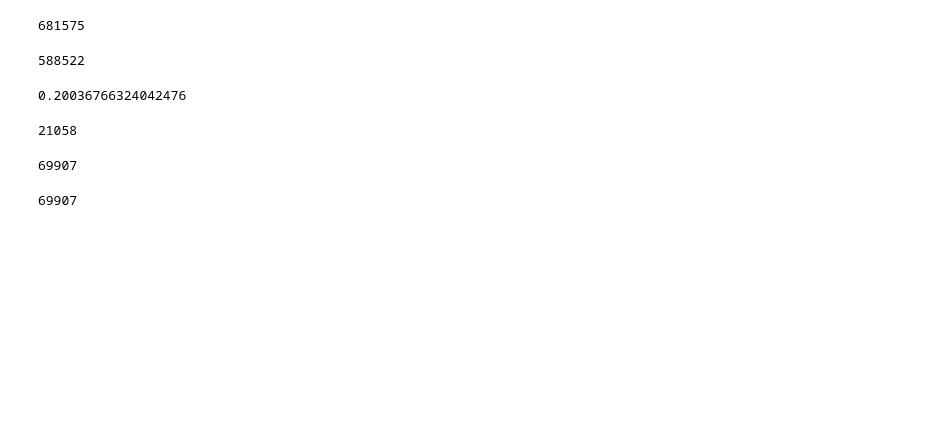
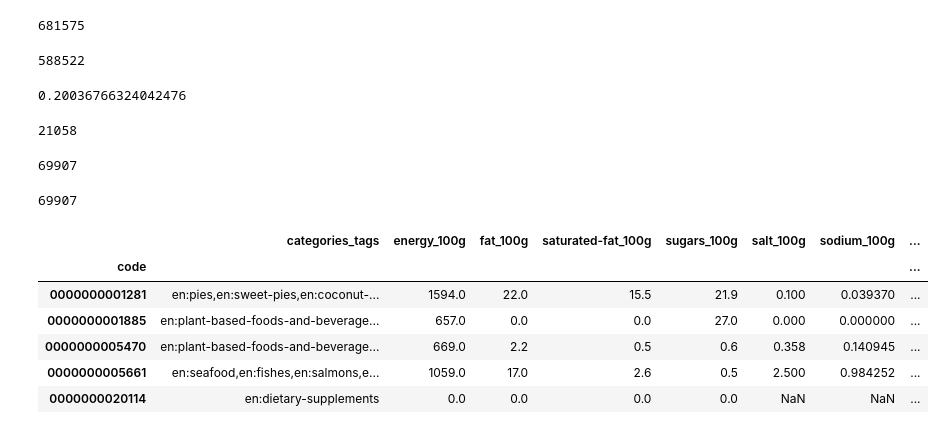
Before and after one commit to gmathez/Project_ADA_2018_Bruttin_Mathez_Petitpierre, a Jupyter notebook: Project_ADA_remi.ipynb, the cells around one changed output. Cells and saved outputs as stored; diff of their text form; code cells hidden in the pictures; blank space fills up the shorter version.

```diff
--- a/Project_ADA.ipynb
+++ b/Project_ADA_remi.ipynb
@@ -25,13 +24,18 @@ Data_raw = Data_raw[~Data_raw.product_name.isna()]
 column_for_Nutri_Score_Computation = ['categories_tags','energy_100g','fat_100g','saturated-fat_100g','sugars_100g',
 'salt_100g','sodium_100g','fruits-vegetables-nuts_100g','fruits-vegetables-nuts-estimate_100g','nutrition-score-fr_100g',
 'nutrition-score-uk_100g','fiber_100g','proteins_100g', 'nutrition_grade_fr']
+
+column_for_Nutri_Score_Computation_light = ['categories_tags','energy_100g','fat_100g','saturated-fat_100g',
+                                            'sugars_100g','salt_100g','sodium_100g','fruits-vegetables-nuts_100g',
+                                            'fruits-vegetables-nuts-estimate_100g','fiber_100g','proteins_100g']
 
 Food_data_set = Data_raw[column_for_Nutri_Score_Computation].copy()
 #Food_data_set.dropna(axis = 0, how = 'all', inplace = True)
 
 #pour Remi : aliments à completer si il n'y a pas de valeur dans une colonne hormis nutrition-score-fr_100g,
 #nutrition-score-uk_100g et nutrition_grade_fr (ceci c'est Valentin qui complete)
-Food_data_set_to_complete = Food_data_set[~Food_data_set.categories_tags.isna()].copy()
+Food_data_set_light = Data_raw[column_for_Nutri_Score_Computation_light].copy()
+df_to_complete = Food_data_set_light[~Food_data_set_light.categories_tags.isna()].copy()
 
 #pour Valentin : aliment avec déjà nutriScore
 Food_data_set_to_verify_score = Food_data_set[~Food_data_set.nutrition_grade_fr.isna()].copy()
@@ -238,3 +239,13 @@ Boissons_2.dropna(inplace = True)
 len(Boissons_2[Boissons_2])
 # %% [output]
 69907
+# %%
+df_to_complete.head()
+# %% [output]
+|  | categories_tags | energy_100g | fat_100g | saturated-fat_100g | sugars_100g | salt_100g | sodium_100g | ... |
+| code |  |  |  |  |  |  |  | ... |
+| 0000000001281 | en:pies,en:sweet-pies,en:coconut-... | 1594.0 | 22.0 | 15.5 | 21.9 | 0.100 | 0.039370 | ... |
+| 0000000001885 | en:plant-based-foods-and-beverage... | 657.0 | 0.0 | 0.0 | 27.0 | 0.000 | 0.000000 | ... |
+| 0000000005470 | en:plant-based-foods-and-beverage... | 669.0 | 2.2 | 0.5 | 0.6 | 0.358 | 0.140945 | ... |
+| 0000000005661 | en:seafood,en:fishes,en:salmons,e... | 1059.0 | 17.0 | 2.6 | 0.5 | 2.500 | 0.984252 | ... |
+| 0000000020114 | en:dietary-supplements | 0.0 | 0.0 | 0.0 | 0.0 | NaN | NaN | ... |
```
Also changed, not shown: parts of 9 cells of this notebook, 1 other file.
